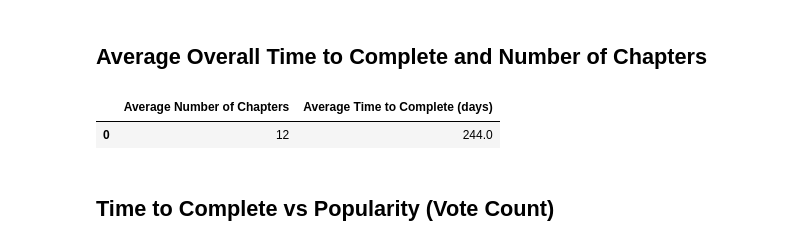
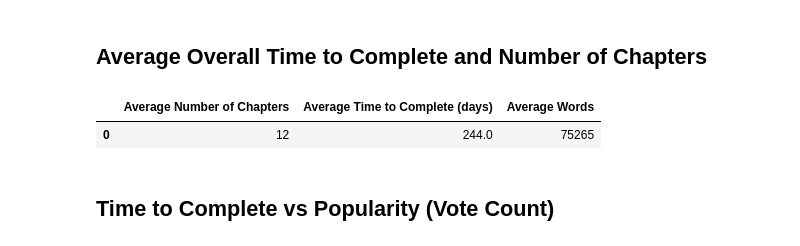
Before and after one commit to rupalimayekar/ProjectWattpad, a Jupyter notebook: Plots_Andrea.ipynb, the cells around one changed output. Drawn from its saved outputs; the diff is of its cells as text; code cells hidden in the pictures.

```diff
--- a/Plots_Andrea.ipynb
+++ b/Plots_Andrea.ipynb
@@ -53,12 +53,15 @@ plt.show()
 # %%
 completestories_df=plotdf.loc[(plotdf["completed"] ==True)]
 avgtimetocomplete=round(completestories_df["timediff"].mean())
 avgnumparts=round(completestories_df["numParts"].mean())
-output=pd.DataFrame({"Average Time to Complete (days)":avgtimetocomplete,"Average Number of Chapters":avgnumparts},index=[0])
+avgnumwords=round(completestories_df["length"].mean())
+output=pd.DataFrame({"Average Time to Complete (days)":avgtimetocomplete,
+                     "Average Number of Chapters":avgnumparts,
+                     "Average Words":avgnumwords},index=[0])
 output
 # %% [output]
-|  | Average Number of Chapters | Average Time to Complete (days) |
-| 0 | 12 | 244.0 |
+|  | Average Number of Chapters | Average Time to Complete (days) | Average Words |
+| 0 | 12 | 244.0 | 75265 |
 # %% [markdown]
 ## Time to Complete vs Popularity (Vote Count)
 # %%
```
Also changed, not shown: parts of 7 cells of this notebook, 9 other files.
